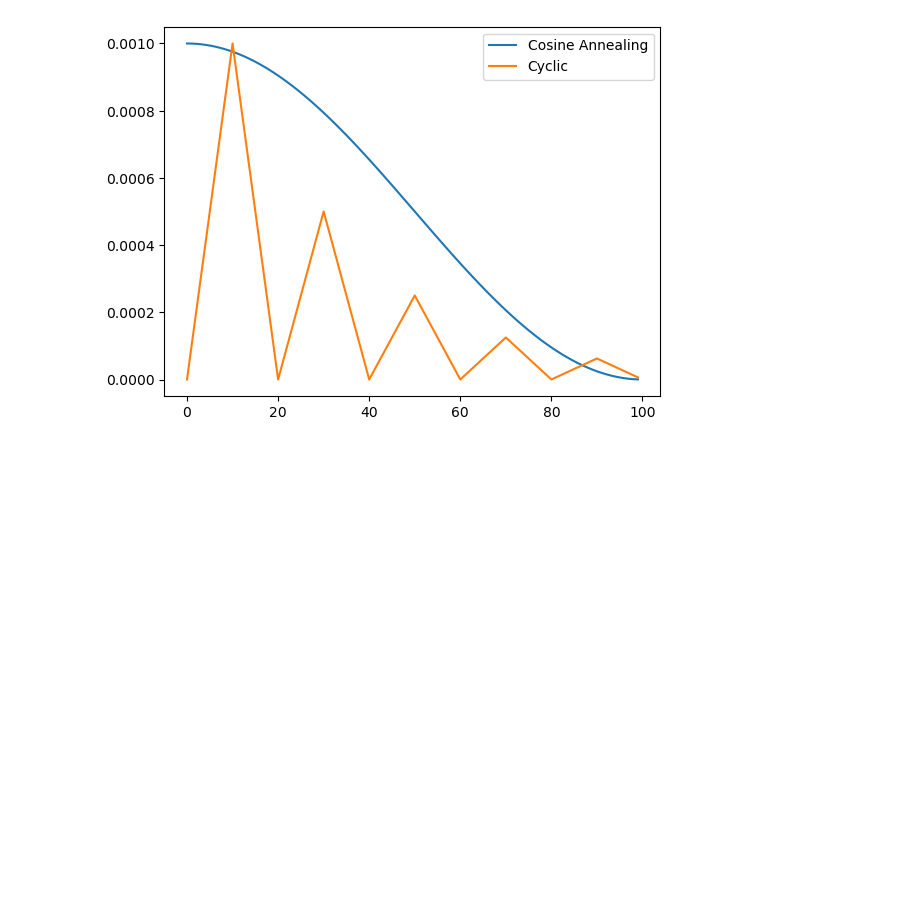
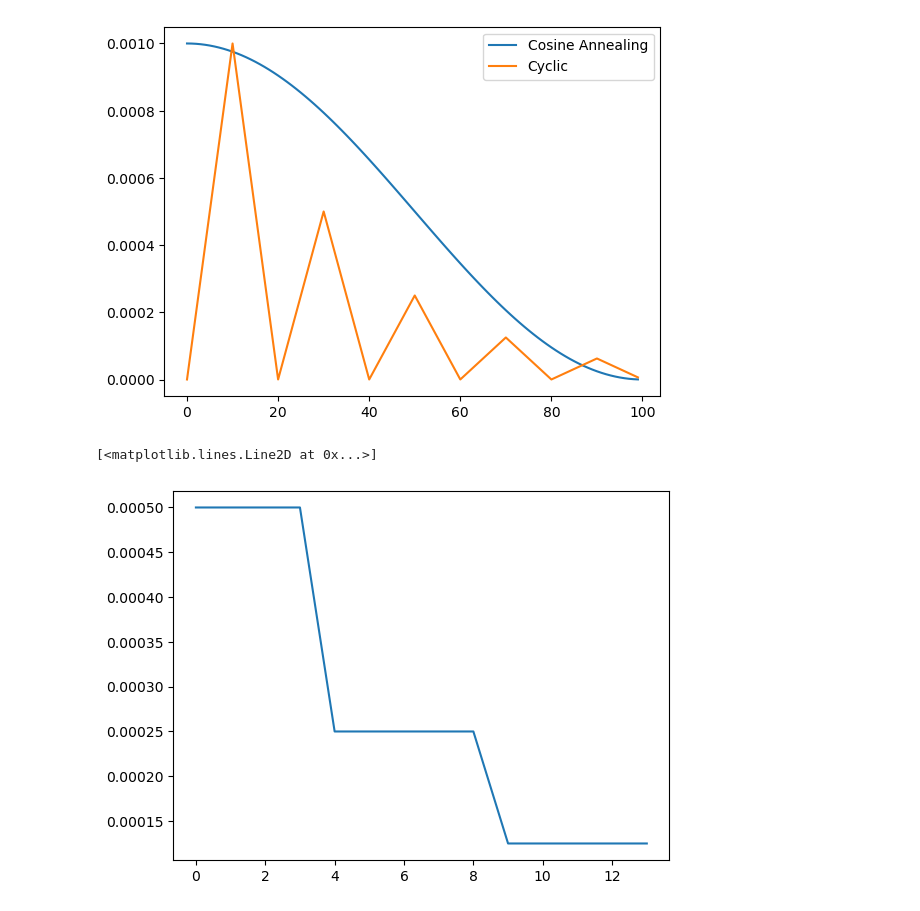
Before and after one commit to Prof-Iz/3D-Segmentation-of-Glioblastoma-from-MRI, a Jupyter notebook: experiments/Learning Rate Scheduler Selection.ipynb, the cells around one changed output. Saved outputs shown, nothing was run; the diff lists cells and outputs as text; code cells hidden in the pictures; blank space fills up the shorter version.

```diff
--- a/experiments/Learning Rate Scheduler Selection.ipynb
+++ b/experiments/Learning Rate Scheduler Selection.ipynb
@@ -68,3 +66,43 @@ plt.legend()
 # %% [output]
 <matplotlib.legend.Legend at 0x...>
 [figure]
+# %%
+optimiser_lr = 1e-3
+optim = torch.optim.Adam(test_model.parameters(), optimiser_lr)
+scheduler_reduce_on_plat = torch.optim.lr_scheduler.ReduceLROnPlateau(
+    optim,
+    mode="max",
+    factor=0.5,
+    patience=4,
+    threshold=0.01
+)
+# %%
+values = [
+    10,
+    10.02,
+    10.001,
+    9.999,
+    11.359,
+    11.359,
+    12.47,
+    10,
+    10.02,
+    10.001,
+    9.999,
+    11.359,
+    11.359,
+    12.47
+]
+
+lr = []
+
+for value in values:
+    lr.append(optim.param_groups[0]['lr'])
+    scheduler_reduce_on_plat.step(value)
+# %%
+fig = plt.axes()
+
+fig.plot(lr)
+# %% [output]
+[<matplotlib.lines.Line2D at 0x...>]
+[figure, added]
```
Also changed, not shown: parts of 4 cells of this notebook, 11 other files.
